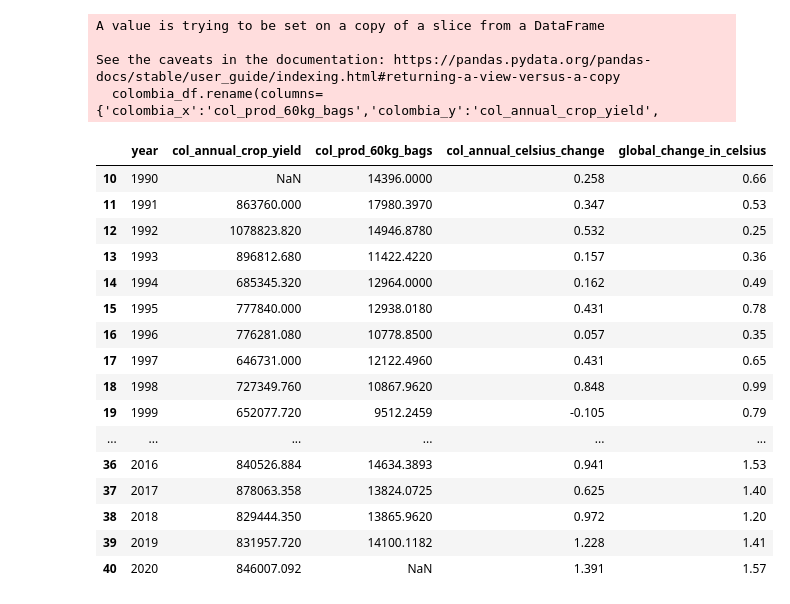
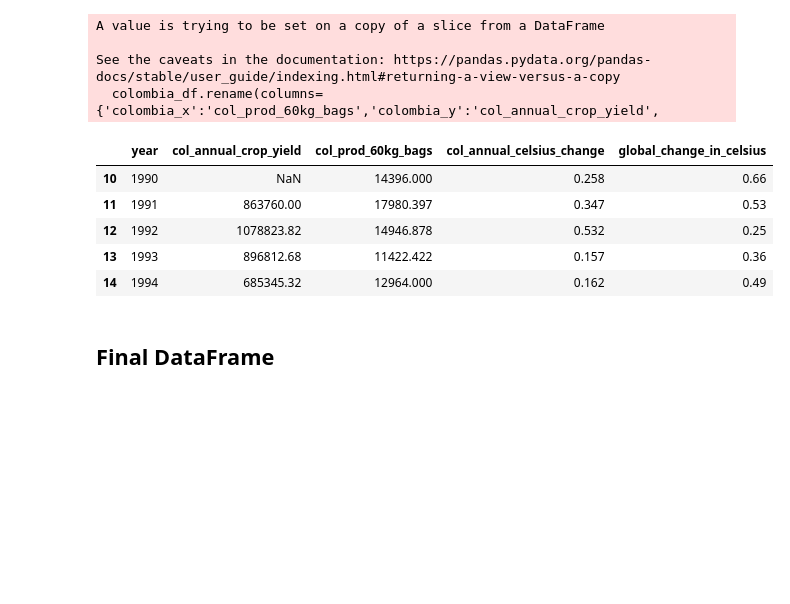
Before and after one commit to sanghyuns/Climate_Change_vs_Coffee_Production, a Jupyter notebook: capparelli.ipynb, the cells around one changed output. Saved outputs shown, nothing was run; the diff lists cells and outputs as text; code cells hidden in the pictures; blank space fills up the shorter version.

Commit message:
9/19/22 Cleaned Data, filled null values, converted columns

```diff
--- a/capparelli.ipynb
+++ b/capparelli.ipynb
@@ -238,22 +238,13 @@ colombia_df = colombia_df[['year','col_annual_crop_yield',
 # %%
 colombia_df.to_csv('data/colombia_capp.csv',index=False)
 # %%
-colombia_df
+colombia_df.head()
 # %% [output]
 |  | year | col_annual_crop_yield | col_prod_60kg_bags | col_annual_celsius_change | global_change_in_celsius |
-| 10 | 1990 | NaN | 14396.0000 | 0.258 | 0.66 |
-| 11 | 1991 | 863760.000 | 17980.3970 | 0.347 | 0.53 |
-| 12 | 1992 | 1078823.820 | 14946.8780 | 0.532 | 0.25 |
-| 13 | 1993 | 896812.680 | 11422.4220 | 0.157 | 0.36 |
-| 14 | 1994 | 685345.320 | 12964.0000 | 0.162 | 0.49 |
-| 15 | 1995 | 777840.000 | 12938.0180 | 0.431 | 0.78 |
-| 16 | 1996 | 776281.080 | 10778.8500 | 0.057 | 0.35 |
-| 17 | 1997 | 646731.000 | 12122.4960 | 0.431 | 0.65 |
-| 18 | 1998 | 727349.760 | 10867.9620 | 0.848 | 0.99 |
-| 19 | 1999 | 652077.720 | 9512.2459 | -0.105 | 0.79 |
-| ... | ... | ... | ... | ... | ... |
-| 36 | 2016 | 840526.884 | 14634.3893 | 0.941 | 1.53 |
-| 37 | 2017 | 878063.358 | 13824.0725 | 0.625 | 1.40 |
-| 38 | 2018 | 829444.350 | 13865.9620 | 0.972 | 1.20 |
-| 39 | 2019 | 831957.720 | 14100.1182 | 1.228 | 1.41 |
-| 40 | 2020 | 846007.092 | NaN | 1.391 | 1.57 |
+| 10 | 1990 | NaN | 14396.000 | 0.258 | 0.66 |
+| 11 | 1991 | 863760.00 | 17980.397 | 0.347 | 0.53 |
+| 12 | 1992 | 1078823.82 | 14946.878 | 0.532 | 0.25 |
+| 13 | 1993 | 896812.68 | 11422.422 | 0.157 | 0.36 |
+| 14 | 1994 | 685345.32 | 12964.000 | 0.162 | 0.49 |
+# %% [markdown]
+## Final DataFrame
```
Also changed, not shown: parts of 31 cells of this notebook, 1 other file.
